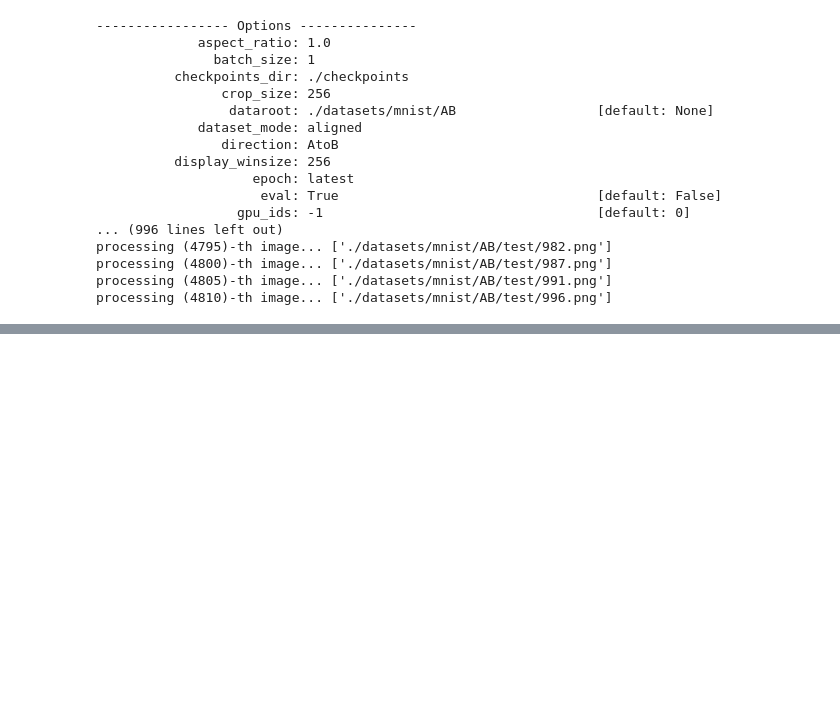
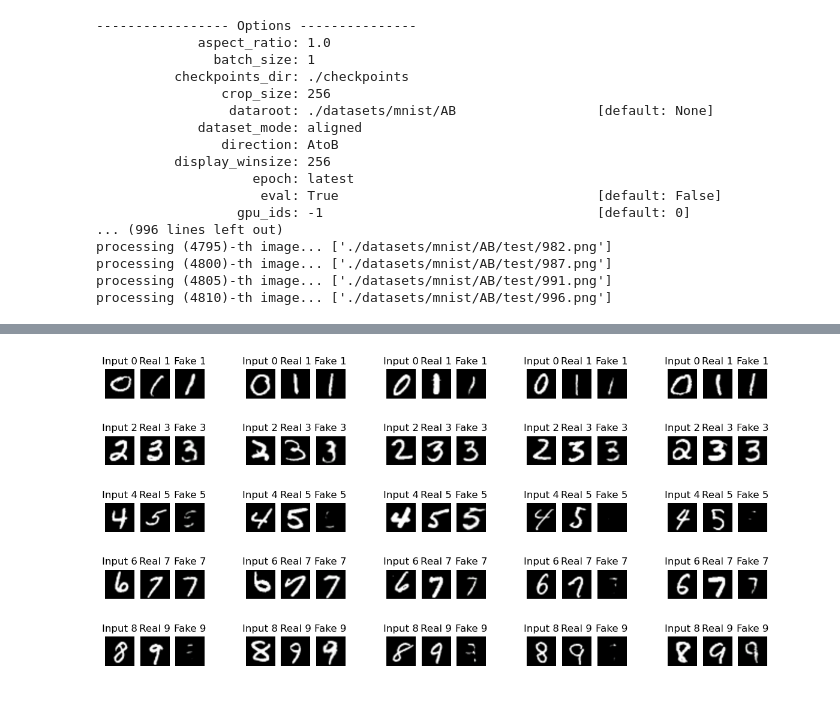
Before and after one commit to kevinmbeaulieu/pytorch-CycleGAN-and-pix2pix, a Jupyter notebook: hw6.ipynb, the cells around one changed output, grey strips where cells are left out. Cells and saved outputs as stored; diff of their text form; code cells hidden in the pictures; blank space fills up the shorter version.

```diff
--- a/hw6.ipynb
+++ b/hw6.ipynb
@@ -195,0 +186,42 @@ axs[1, 1].legend()
+# %%
+import numpy as np
+from PIL import Image
+
+results_01 = range(0, 980)
+results_23 = range(980, 1990)
+results_45 = range(1990, 2882)
+results_67 = range(2882, 3840)
+results_89 = range(3840, 4814)
+
+fig, axs = plt.subplots(5, 20, figsize=(15, 7))
+
+for i in range(5):
+    if i == 0:
+        results = results_01
+    elif i == 1:
+        results = results_23
+    elif i == 2:
+        results = results_45
+    elif i == 3:
+        results = results_67
+    elif i == 4:
+        results = results_89
+    input_digit = i * 2
+    output_digit = i * 2 + 1
+    examples = np.random.choice(results, 5, replace=False)
+    for j in range(5):
+        real_A = Image.open(f'results/mnist_pix2pix/val_latest/images/{examples[j]}_real_A.png')
+        real_B = Image.open(f'results/mnist_pix2pix/val_latest/images/{examples[j]}_real_B.png')
+        fake_B = Image.open(f'results/mnist_pix2pix/val_latest/images/{examples[j]}_fake_B.png')
+        axs[i, j*4].imshow(real_A)
+        axs[i, j*4].axis('off')
+        axs[i, j*4].set_title(f'Input {input_digit}')
+        axs[i, j*4+1].imshow(real_B)
+        axs[i, j*4+1].axis('off')
+        axs[i, j*4+1].set_title(f'Real {output_digit}')
+        axs[i, j*4+2].imshow(fake_B)
+        axs[i, j*4+2].axis('off')
+        axs[i, j*4+2].set_title(f'Fake {output_digit}')
+        axs[i, j*4+3].axis('off')
+# %% [output]
+[figure, added]
```
Also changed, not shown: parts of 2 cells of this notebook.
